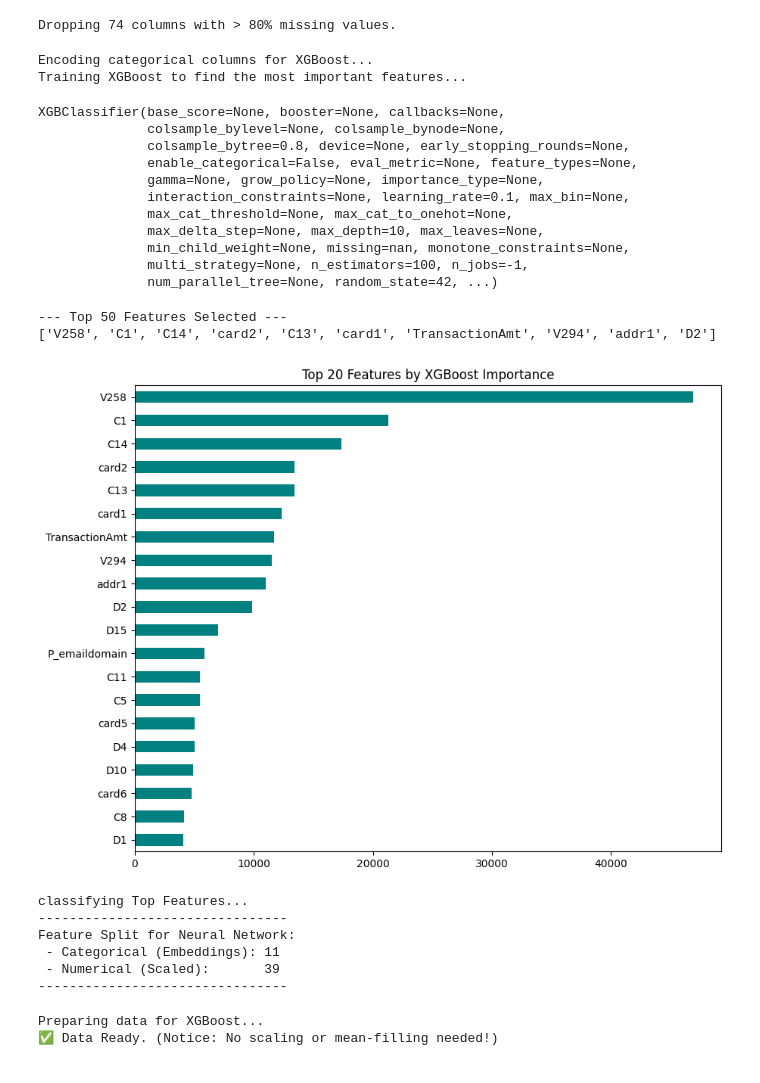
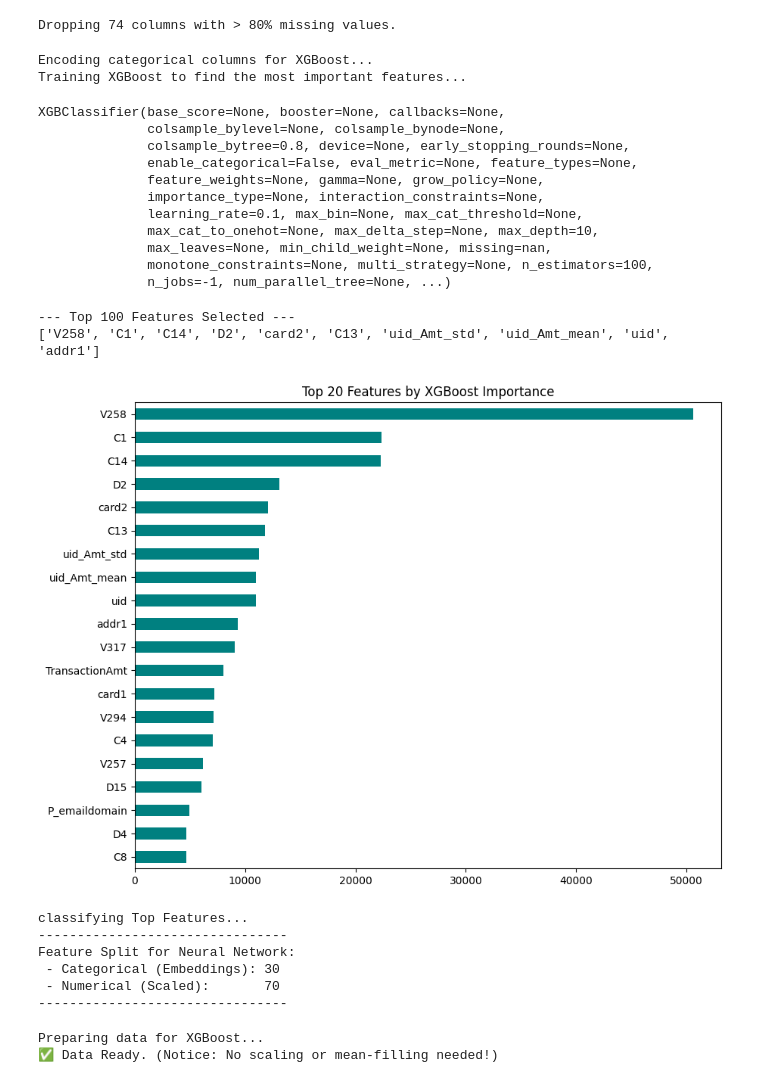
Before and after one commit to Marko-debug/Prediction-of-Fraud-transactions, a Jupyter notebook: models NEW/XGBoost.ipynb, the cells around one changed output. Drawn from its saved outputs; the diff is of its cells as text; code cells hidden in the pictures.

```diff
--- a/models NEW/XGBoost.ipynb
+++ b/models NEW/XGBoost.ipynb
@@ -15,8 +14,8 @@ import matplotlib.pyplot as plt
 # Load data
 # train_transaction = pd.read_csv('../input/train_transaction.csv')
 # train_identity = pd.read_csv('../input/test_transaction.csv')
-train_transaction = pd.read_csv('C:/Users/Marek/Desktop/2024-2025/Diplomová práca/Diplomová práca/Prediction-of-Fraud-transactions/input/train_transaction.csv')
-train_identity = pd.read_csv('C:/Users/Marek/Desktop/2024-2025/Diplomová práca/Diplomová práca/Prediction-of-Fraud-transactions/input/train_identity.csv')
+train_transaction = pd.read_csv('C:/Users/Matúš/Desktop/Marekova praca/Prediction-of-Fraud-transactions/input/train_transaction.csv')
+train_identity = pd.read_csv('C:/Users/Matúš/Desktop/Marekova praca/Prediction-of-Fraud-transactions/input/train_identity.csv')
 
 # Merge datasets
 train_df = pd.merge(train_transaction, train_identity, on='TransactionID', how='left')
@@ -26,6 +25,19 @@ train_df = pd.merge(train_transaction, train_identity, on='TransactionID', how='
 # y_check = train_df['isFraud']
 # %%
 train_df = train_df.sort_values('TransactionDT')
+
+train_df['uid'] = train_df['card1'].astype(str)+'_'+train_df['card2'].astype(str)+'_'+train_df['addr1'].astype(str)
+
+# 2. Transaction Amount relative to User Average
+# Does this user usually spend $10 but is now spending $1000?
+train_df['uid_Amt_mean'] = train_df.groupby(['uid'])['TransactionAmt'].transform('mean')
+train_df['uid_Amt_std'] = train_df.groupby(['uid'])['TransactionAmt'].transform('std')
+train_df['Amt_to_mean_ratio'] = train_df['TransactionAmt'] / train_df['uid_Amt_mean']
+
+# 3. Time Engineering
+# Fraud often peaks at 3 AM or on weekends.
+train_df['hour'] = (train_df['TransactionDT'] // 3600) % 24
+train_df['day_of_week'] = (train_df['TransactionDT'] // (3600 * 24)) % 7
 
 # 2. Calculate Cutoff Points
 n_total = len(train_df)
@@ -93,33 +105,33 @@ XGBClassifier(base_score=None, booster=None, callbacks=None,
               colsample_bylevel=None, colsample_bynode=None,
               colsample_bytree=0.8, device=None, early_stopping_rounds=None,
               enable_categorical=False, eval_metric=None, feature_types=None,
-              gamma=None, grow_policy=None, importance_type=None,
-              interaction_constraints=None, learning_rate=0.1, max_bin=None,
-              max_cat_threshold=None, max_cat_to_onehot=None,
-              max_delta_step=None, max_depth=10, max_leaves=None,
-              min_child_weight=None, missing=nan, monotone_constraints=None,
-              multi_strategy=None, n_estimators=100, n_jobs=-1,
-              num_parallel_tree=None, random_state=42, ...)
+              feature_weights=None, gamma=None, grow_policy=None,
+              importance_type=None, interaction_constraints=None,
+              learning_rate=0.1, max_bin=None, max_cat_threshold=None,
+              max_cat_to_onehot=None, max_delta_step=None, max_depth=10,
+              max_leaves=None, min_child_weight=None, missing=nan,
+              monotone_constraints=None, multi_strategy=None, n_estimators=100,
+              n_jobs=-1, num_parallel_tree=None, ...)
 # %%
 importances = pd.Series(clf.get_booster().get_score(importance_type='total_gain'))
 
 # 2. Sort and Take Top 50
-TOP_N = 50
+TOP_N = 100
 best_features = importances.sort_values(ascending=False).head(TOP_N).index.tolist()
 
 print(f"--- Top {TOP_N} Features Selected ---")
 print(best_features[:10])  # Print top 10 to check
 
 # 3. Visualize
 plt.figure(figsize=(10, 8))
 importances.sort_values(ascending=False).head(20).plot(kind='barh', color='teal')
 plt.title('Top 20 Features by XGBoost Importance')
 plt.gca().invert_yaxis() # Highest importance on top
 plt.show()
 # %% [output]
---- Top 50 Features Selected ---
-['V258', 'C1', 'C14', 'card2', 'C13', 'card1', 'TransactionAmt', 'V294', 'addr1', 'D2']
+--- Top 100 Features Selected ---
+['V258', 'C1', 'C14', 'D2', 'card2', 'C13', 'uid_Amt_std', 'uid_Amt_mean', 'uid', 'addr1']
-[figure, old version]
+[figure, new version]
 # %%
 FINAL_CAT_COLS = []
 FINAL_NUM_COLS = []
@@ -146,6 +158,12 @@ print(f" - Categorical (Embeddings): {len(FINAL_CAT_COLS)}")
 print(f" - Numerical (Scaled):       {len(FINAL_NUM_COLS)}")
 print(f"--------------------------------")
 
+manual_features = ['Amt_to_mean_ratio', 'hour', 'day_of_week']
+
+for feat in manual_features:
+    if feat not in best_features:
+        best_features.append(feat)
+
 # Finalize the Datasets
 # We now discard all other columns and keep only the winners
 X_train_ready = X_train_clean[best_features].copy()
@@ -155,8 +173,8 @@ X_test_ready  = X_test_clean[best_features].copy()
 classifying Top Features...
 --------------------------------
 Feature Split for Neural Network:
- - Categorical (Embeddings): 11
- - Numerical (Scaled):       39
+ - Categorical (Embeddings): 30
+ - Numerical (Scaled):       70
 --------------------------------
 # %%
 # 1. Setup the 3 datasets (Fresh copies)
```
Also changed, not shown: parts of 5 cells of this notebook.
